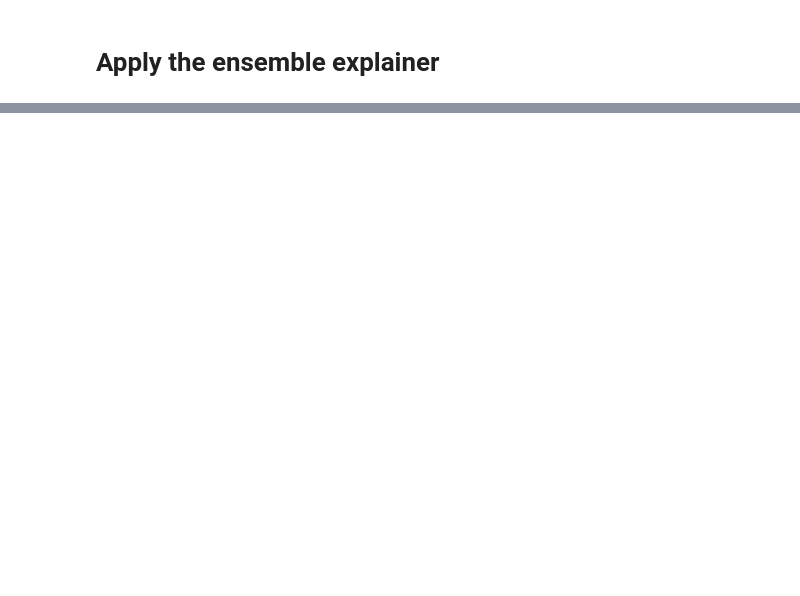
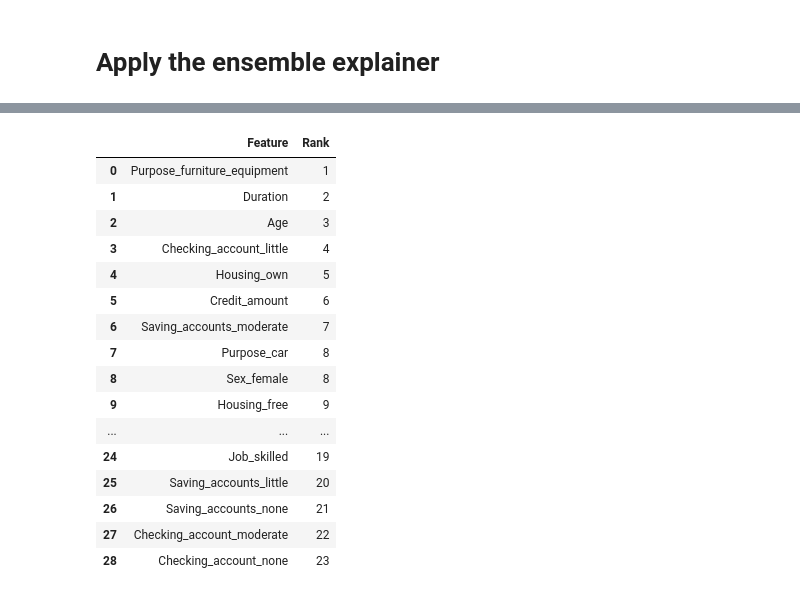
Before and after one commit to hiaac-finance/xai_aggregation, a Jupyter notebook: usage_example.ipynb, the cells around one changed output, grey strips where cells are left out. Drawn from its saved outputs; the diff is of its cells as text; code cells hidden in the pictures; blank space fills up the shorter version.

```diff
--- a/usage_example.ipynb
+++ b/usage_example.ipynb
@@ -271,0 +360,41 @@ metrics
+# %%
+def display_ranking_df(ranking_df: pd.DataFrame, epsilon: float = 0.01):
+    # If two features have a score difference smaller than epsilon, they are considered to have the same rank
+    rank = pd.DataFrame(columns=['Feature', 'Rank'])
+    rank['Feature'] = ranking_df["feature"]
+
+    # Sort the ranking dataframe by score in descending order
+    ranking_df = ranking_df.sort_values(by='score', ascending=False).reset_index(drop=True)
+
+    current_rank = 1
+    rank['Rank'] = 0
+    rank.at[0, 'Rank'] = current_rank
+
+    for i in range(1, len(ranking_df)):
+        if abs(ranking_df.at[i, 'score'] - ranking_df.at[i-1, 'score']) < epsilon:
+            rank.at[i, 'Rank'] = current_rank
+        else:
+            current_rank += 1
+            rank.at[i, 'Rank'] = current_rank
+
+    display(rank)
+# %%
+display_ranking_df(agg_explanation, epsilon=0.001)
+# %% [output]
+|  | Feature | Rank |
+| 0 | Purpose_furniture_equipment | 1 |
+| 1 | Duration | 2 |
+| 2 | Age | 3 |
+| 3 | Checking_account_little | 4 |
+| 4 | Housing_own | 5 |
+| 5 | Credit_amount | 6 |
+| 6 | Saving_accounts_moderate | 7 |
+| 7 | Purpose_car | 8 |
+| 8 | Sex_female | 8 |
+| 9 | Housing_free | 9 |
+| ... | ... | ... |
+| 24 | Job_skilled | 19 |
+| 25 | Saving_accounts_little | 20 |
+| 26 | Saving_accounts_none | 21 |
+| 27 | Checking_account_moderate | 22 |
+| 28 | Checking_account_none | 23 |
```
Also changed, not shown: parts of 11 cells of this notebook, 5 other files.
